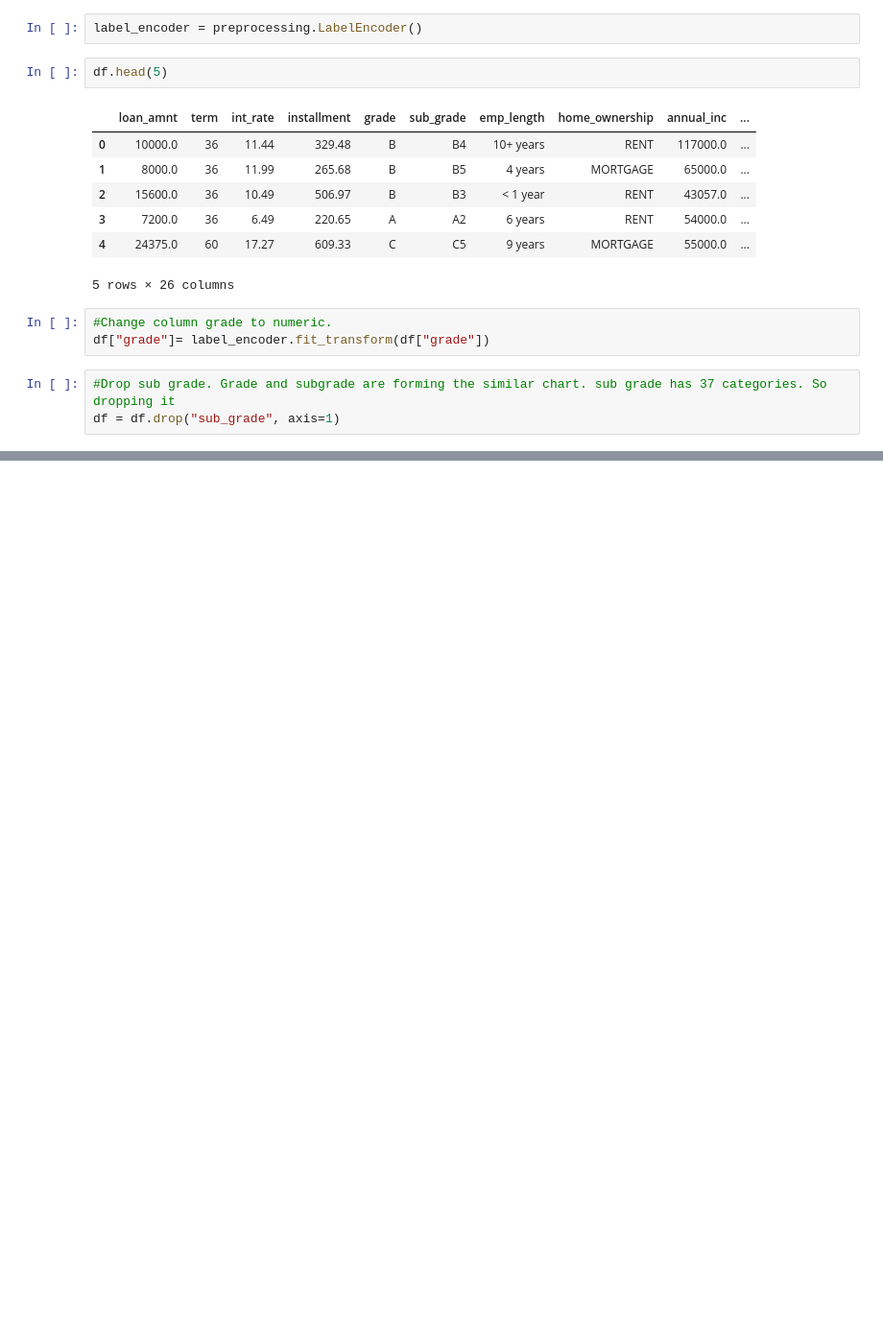
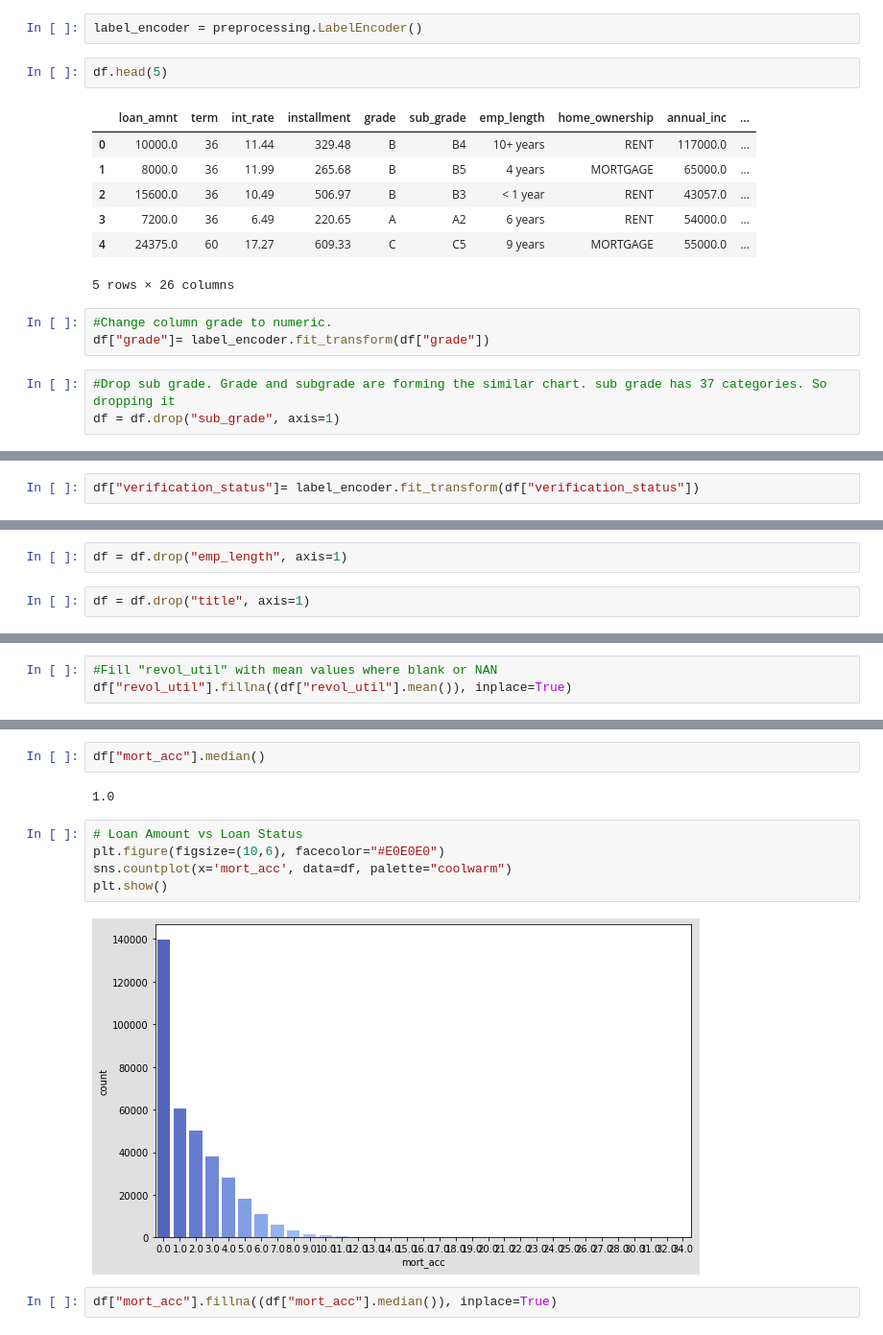
Before and after one commit to jatindera/MLProjects, a Jupyter notebook: Loan-Classifier.ipynb, the cells around one changed output, grey strips where cells are left out. Shown: that part at 96% size. Drawn from its saved outputs; the diff is of its cells as text; blank space fills up the shorter version.

```diff
--- a/Loan-Classifier.ipynb
+++ b/Loan-Classifier.ipynb
@@ -286,0 +383,2 @@ df = df.drop("sub_grade", axis=1)
+# %%
+df["verification_status"]= label_encoder.fit_transform(df["verification_status"])
@@ -286,0 +427,4 @@ df = df.drop("sub_grade", axis=1)
+# %%
+df = df.drop("emp_length", axis=1)
+# %%
+df = df.drop("title", axis=1)
@@ -286,0 +463,3 @@ df = df.drop("sub_grade", axis=1)
+# %%
+#Fill "revol_util" with mean values where blank or NAN
+df["revol_util"].fillna((df["revol_util"].mean()), inplace=True)
@@ -286,0 +498,13 @@ df = df.drop("sub_grade", axis=1)
+# %%
+df["mort_acc"].median()
+# %% [output]
+1.0
+# %%
+# Loan Amount vs Loan Status
+plt.figure(figsize=(10,6), facecolor="#E0E0E0")
+sns.countplot(x='mort_acc', data=df, palette="coolwarm")
+plt.show()
+# %% [output]
+[figure, added]
+# %%
+df["mort_acc"].fillna((df["mort_acc"].median()), inplace=True)
```
Also changed, not shown: parts of 51 cells of this notebook.
